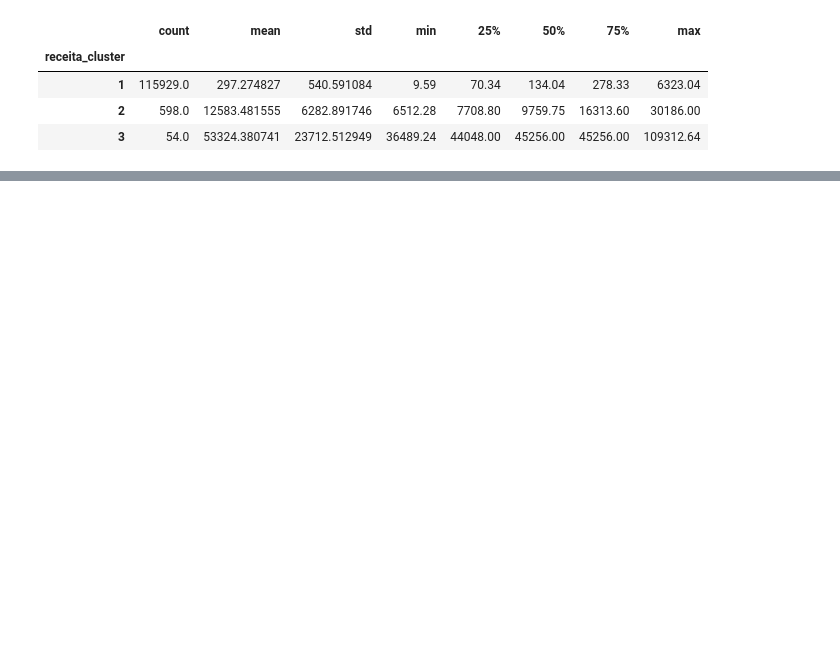
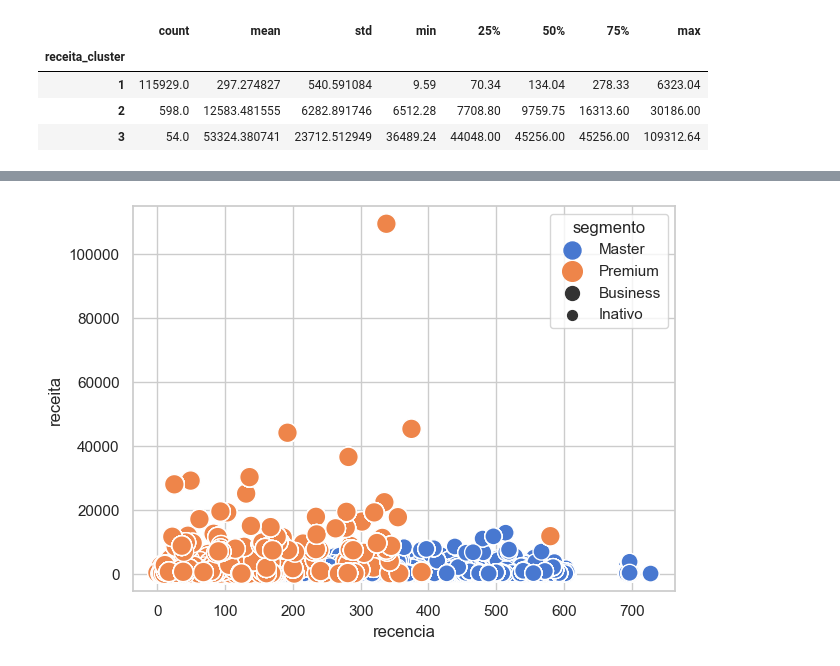
Before and after one commit to LuTDC/ml_negocios_digitais, a Jupyter notebook: Clusterização de dados - segmentação de clientes/Projeto.ipynb, the cells around one changed output, grey strips where cells are left out. Cells and saved outputs as stored; diff of their text form; code cells hidden in the pictures; blank space fills up the shorter version.

```diff
--- a/Clusterização de dados - segmentação de clientes/Projeto.ipynb
+++ b/Clusterização de dados - segmentação de clientes/Projeto.ipynb
@@ -368,0 +435,4 @@ df_usuario.groupby(['receita_cluster'])['receita'].describe()
+# %%
+plot_segmento('recencia', 'receita', df_final)
+# %% [output]
+[figure, added]
```
Also changed, not shown: parts of 8 cells of this notebook.
